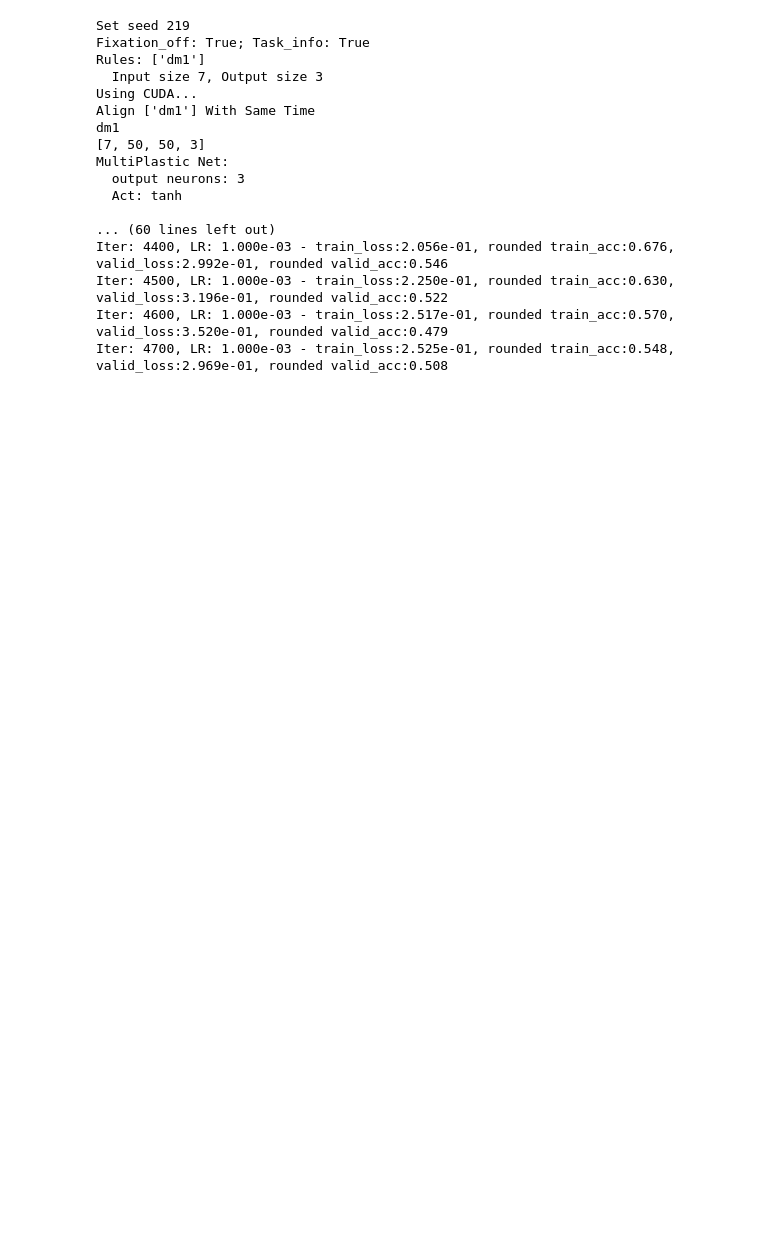
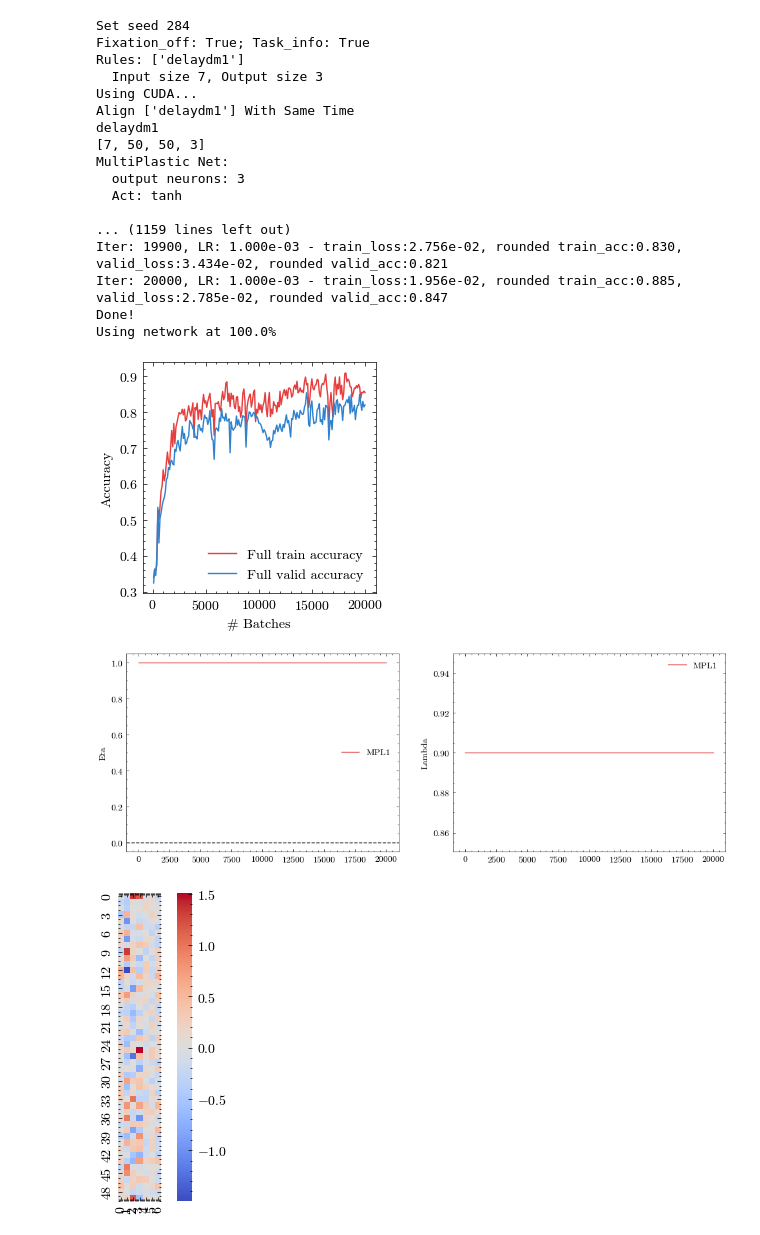
Before and after one commit to AllenInstitute/MultiTaskMPN, a Jupyter notebook: one_task_hard_task_test.ipynb, the cells around one changed output. Saved outputs shown, nothing was run; the diff lists cells and outputs as text; code cells hidden in the pictures; blank space fills up the shorter version.

```diff
--- a/one_task_hard_task_test.ipynb
+++ b/one_task_hard_task_test.ipynb
@@ -69,7 +69,7 @@ from importlib import reload
 reload(nets)
 reload(net_helpers)
 
-for _ in range(1):
+for _ in range(5):
     fixseed = False # randomize setting the seed may lead to not perfectly solved results
     seed = random.randint(1,1000) if not fixseed else 8 # random set the seed to test robustness by default
     print(f"Set seed {seed}")
@@ -78,7 +78,7 @@ for _ in range(1):
 
     hyp_dict['task_type'] = 'multitask' # int, NeuroGym, multitask
     hyp_dict['mode_for_all'] = "random_batch"
-    hyp_dict['ruleset'] = 'dm1' # low_dim, all, test
+    hyp_dict['ruleset'] = 'delaydm1' # low_dim, all, test
 
     accept_rules = ('fdgo', 'fdanti', 'delaygo', 'delayanti', 'reactgo', 'reactanti',
                     'delaydm1', 'delaydm2', 'dmsgo', 'dmcgo', 'contextdelaydm1', 'contextdelaydm2', 'multidelaydm', 'dm1')
@@ -120,7 +120,7 @@ for _ in range(1):
     hyp_dict['chosen_network'] = "dmpn"
 
     # suffix for saving images
-    hyp_dict['addon_name'] = "samemodulus"
+    hyp_dict['addon_name'] = "eta_scalar_lambda_scalar_notlearn_samemodality_nostrength"
 
     mpn_depth = 1
 
@@ -143,7 +143,8 @@ for _ in range(1):
             'randomize_inputs': False,
             'n_input': 20, # Only used if inputs are randomized,
             'modality_diff': False,  # if two stimulus are included in the task, put them into different modality,
-            'label_strength': True
+            'label_strength': False,
+            'long_delay': 'normal'
         }
 
         print(f"Fixation_off: {task_params['fixate_off']}; Task_info: {task_params['task_info']}")
@@ -177,6 +178,7 @@ for _ in range(1):
             'monitor_valid_out': True, # Whether or not to save validation output throughout training
             'output_matrix': '',# "" (default); "untrained", or "orthogonal"
             'input_layer_add': True,
+            'input_layer_add_trainable': True,
             'input_layer_bias': True,
 
             # for one-layer MPN, GRU or Vanilla
@@ -184,27 +186,15 @@ for _ in range(1):
                 'bias': True, # Bias of layer
                 'mp_type': 'mult',
                 'm_update_type': 'hebb_assoc', # hebb_assoc, hebb_pre
-                'eta_type': 'matrix', # scalar, pre_vector, post_vector, matrix
-                'eta_train': True,
+                'eta_type': 'scalar', # scalar, pre_vector, post_vector, matrix
+                'eta_train': False,
                 # 'eta_init': 'gaussian',
-                'lam_type': 'matrix', # scalar, pre_vector, post_vector, matrix
+                'lam_type': 'scalar', # scalar, pre_vector, post_vector, matrix
                 'm_time_scale': 400, # ms, sets lambda
-                'lam_train': True,
+                'lam_train': False,
                 'W_freeze': False
             },
 
-            'ml_params2': {
-                'bias': True, # Bias of layer
-                'mp_type': 'mult',
-                'm_update_type': 'hebb_assoc', # hebb_assoc, hebb_pre
-                'eta_type': 'scalar', # scalar, pre_vector, post_vector, matrix
-                'eta_train': True,
-                # 'eta_init': 'gaussian',
-                'lam_type': 'scalar', # scalar, pre_vector, post_vector, matrix
-                'm_time_scale': 400, # ms, sets lambda
-                'lam_train': True,
-                'W_freeze': False
-            },
 
             # Vanilla RNN params
             'leaky': True,
@@ -224,11 +214,11 @@ for _ in range(1):
     shift_index = 1 if not task_params['fixate_off'] else 0
 
     if hyp_dict['task_type'] in ('multitask',):
-        task_params, train_params, net_params = tasks.convert_and_init_multitask_params(
+        task_params, train_params, net_params = mpn_tasks.convert_and_init_multitask_params(
             (task_params, train_params, net_params)
         )
 
-        net_params['prefs'] = tasks.get_prefs(task_params['hp'])
+        net_params['prefs'] = mpn_tasks.get_prefs(task_params['hp'])
 
         print('Rules: {}'.format(task_params['rules']))
         print('  Input size {}, Output size {}'.format(
@@ -283,8 +273,9 @@ for _ in range(1):
         # ZIHAN
         # generate test data using "random"
         # also aligned strength setting as in the training data
-        test_data, test_trials_extra = tasks.generate_trials_wrap(task_params, test_n_batch, \
-                    rules=task_params['rules'], mode_input=test_mode_for_all, fix=task_random_fix)
+        test_data, test_trials_extra = mpn_tasks.generate_trials_wrap(task_params, test_n_batch, \
+                rules=task_params['rules'], mode_input=test_mode_for_all, fix=task_random_fix
+        )
         _, test_trials, test_rule_idxs = test_trials_extra
 
         task_params['dataset_name'] = 'multitask'
@@ -346,7 +337,7 @@ for _ in range(1):
             ax.plot(net.hist['iters_monitor'], net.hist['valid_loss_output_label'], color=c_vals_l[1], zorder=-1, label='Output valid label')
             ax.plot(net.hist['iters_monitor'], net.hist['valid_loss_reg_term'], color=c_vals_l[1], zorder=-1, label='Reg valid term', linestyle='dashed')
 
-        ax.set_yscale('log')
+        # ax.set_yscale('log')
         ax.legend()
         # ax.set_ylabel('Loss ({})'.format(net.loss_type))
         ax.set_ylabel('Accuracy')
@@ -407,39 +398,42 @@ for _ in range(1):
                 # task_label_index = np.where(task_label == 1)[0][0]
                 task_label_index = np.where(np.isclose(task_label, 1, atol=0.1))[0][0]
                 for out_idx in range(test_output_np.shape[-1]):
                     axs[batch_idx].plot(net_out[batch_idx, :, out_idx], color=c_vals[out_idx], label=out_idx)
                     axs[batch_idx].plot(test_output_np[batch_idx, :, out_idx], color=c_vals_l[out_idx], linewidth=5, alpha=0.5)
                 axs[batch_idx].legend()
                 axs[batch_idx].set_ylim([-2, 2])
 
                 input_batch = test_input[batch_idx,:,:].cpu().numpy()
                 for inp_idx in range(input_batch.shape[-1]):
                     axsin[batch_idx].plot(input_batch[:,inp_idx], color=c_vals[inp_idx], label=inp_idx)
                 axsin[batch_idx].legend()
                 axsin[batch_idx].set_ylim([-2, 2])
 
         fig.suptitle(f"Validation Set Output Comparison using Network at Percentage {network_at_percent}%")
         fig.tight_layout()
         fig.savefig(f"./hardtask/lowD_{hyp_dict['ruleset']}_mpndepth_{mpn_depth}_seed{seed}_{hyp_dict['addon_name']}.png", dpi=300)
 
         figin.suptitle(f"Validation Set Output Comparison using Network at Percentage {network_at_percent}%")
         figin.tight_layout()
         figin.savefig(f"./hardtask/lowD_{hyp_dict['ruleset']}_input_mpndepth_{mpn_depth}_seed{seed}_{hyp_dict['addon_name']}.png", dpi=300)
 # %% [output]
-Set seed 219
+Set seed 284
 Fixation_off: True; Task_info: True
-Rules: ['dm1']
+Rules: ['delaydm1']
   Input size 7, Output size 3
 Using CUDA...
-Align ['dm1'] With Same Time
-dm1
+Align ['delaydm1'] With Same Time
+delaydm1
 [7, 50, 50, 3]
 MultiPlastic Net:
   output neurons: 3
   Act: tanh
 
-... (60 lines left out)
-Iter: 4400, LR: 1.000e-03 - train_loss:2.056e-01, rounded train_acc:0.676, valid_loss:2.992e-01, rounded valid_acc:0.546
-Iter: 4500, LR: 1.000e-03 - train_loss:2.250e-01, rounded train_acc:0.630, valid_loss:3.196e-01, rounded valid_acc:0.522
-Iter: 4600, LR: 1.000e-03 - train_loss:2.517e-01, rounded train_acc:0.570, valid_loss:3.520e-01, rounded valid_acc:0.479
-Iter: 4700, LR: 1.000e-03 - train_loss:2.525e-01, rounded train_acc:0.548, valid_loss:2.969e-01, rounded valid_acc:0.508
+... (1159 lines left out)
+Iter: 19900, LR: 1.000e-03 - train_loss:2.756e-02, rounded train_acc:0.830, valid_loss:3.434e-02, rounded valid_acc:0.821
+Iter: 20000, LR: 1.000e-03 - train_loss:1.956e-02, rounded train_acc:0.885, valid_loss:2.785e-02, rounded valid_acc:0.847
+Done!
+Using network at 100.0%
+[figure, added]
+[figure, added]
+[figure, added]
```
Also changed, not shown: parts of 3 cells of this notebook, 6 other files.
